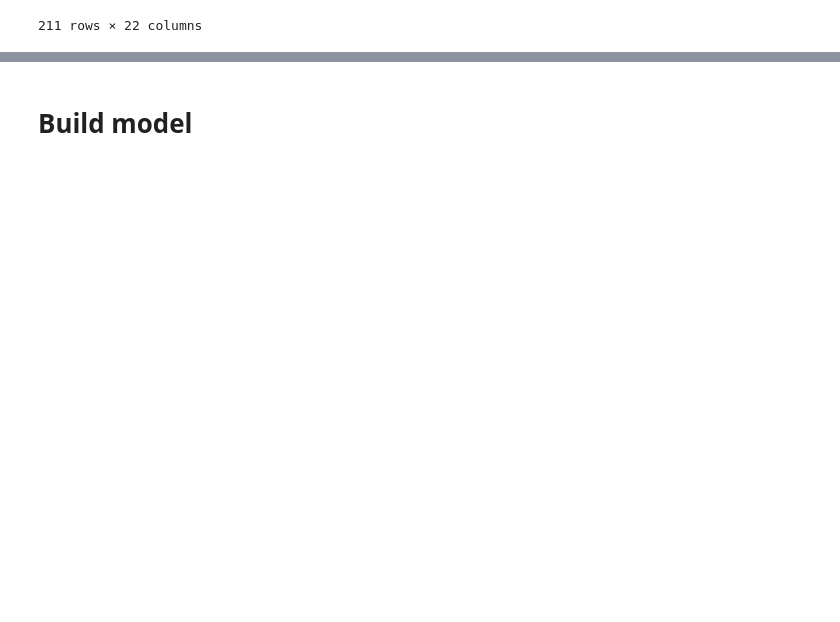
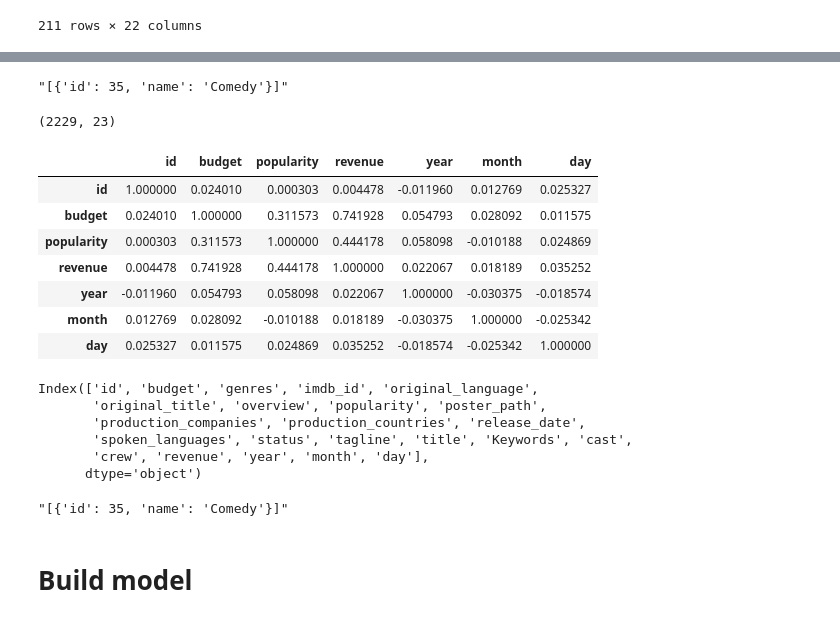
Before and after one commit to JONGSKY/data_science_kaggle, a Jupyter notebook: tmdb_box_office_prediction/code/Untitled.ipynb, the cells around one changed output, grey strips where cells are left out. Cells and saved outputs as stored; diff of their text form; code cells hidden in the pictures; blank space fills up the shorter version.

```diff
--- a/tmdb_box_office_prediction/code/Untitled.ipynb
+++ b/tmdb_box_office_prediction/code/Untitled.ipynb
@@ -199,0 +239,8 @@ test_df[test_df['release_date']>'2019-01-01']
+# %%
+train_prepro_data = train_df
+# %%
+del train_prepro_data['belongs_to_collection'] # null값이 전체의 80%
+del train_prepro_data['homepage'] # null값이 전체의 68%
+del train_prepro_data['runtime'] # corr의 수가 0.239114
+train_prepro_data = train_prepro_data.dropna(axis=0).reset_index()
+del train_prepro_data['index']
@@ -199,0 +249,32 @@ test_df[test_df['release_date']>'2019-01-01']
+# %%
+train_prepro_data['genres'][0]
+# %% [output]
+"[{'id': 35, 'name': 'Comedy'}]"
+# %%
+train_prepro_data.shape
+# %% [output]
+(2229, 23)
+# %%
+train_prepro_data.corr()
+# %% [output]
+|  | id | budget | popularity | revenue | year | month | day |
+| id | 1.000000 | 0.024010 | 0.000303 | 0.004478 | -0.011960 | 0.012769 | 0.025327 |
+| budget | 0.024010 | 1.000000 | 0.311573 | 0.741928 | 0.054793 | 0.028092 | 0.011575 |
+| popularity | 0.000303 | 0.311573 | 1.000000 | 0.444178 | 0.058098 | -0.010188 | 0.024869 |
+| revenue | 0.004478 | 0.741928 | 0.444178 | 1.000000 | 0.022067 | 0.018189 | 0.035252 |
+| year | -0.011960 | 0.054793 | 0.058098 | 0.022067 | 1.000000 | -0.030375 | -0.018574 |
+| month | 0.012769 | 0.028092 | -0.010188 | 0.018189 | -0.030375 | 1.000000 | -0.025342 |
+| day | 0.025327 | 0.011575 | 0.024869 | 0.035252 | -0.018574 | -0.025342 | 1.000000 |
+# %%
+train_prepro_data.columns
+# %% [output]
+Index(['id', 'budget', 'genres', 'imdb_id', 'original_language',
+       'original_title', 'overview', 'popularity', 'poster_path',
+       'production_companies', 'production_countries', 'release_date',
+       'spoken_languages', 'status', 'tagline', 'title', 'Keywords', 'cast',
+       'crew', 'revenue', 'year', 'month', 'day'],
+      dtype='object')
+# %%
+train_prepro_data['genres'][0]
+# %% [output]
+"[{'id': 35, 'name': 'Comedy'}]"
```
Also changed, not shown: parts of 10 cells of this notebook.
